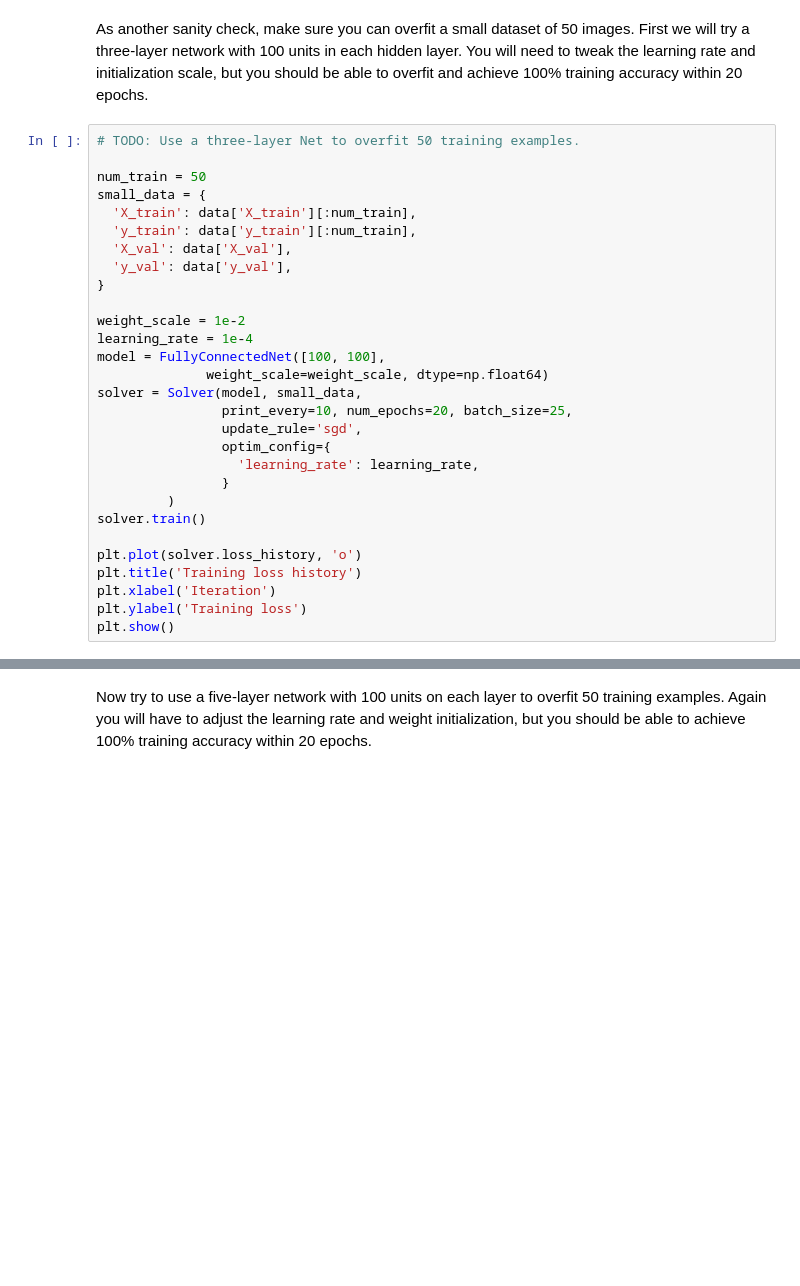
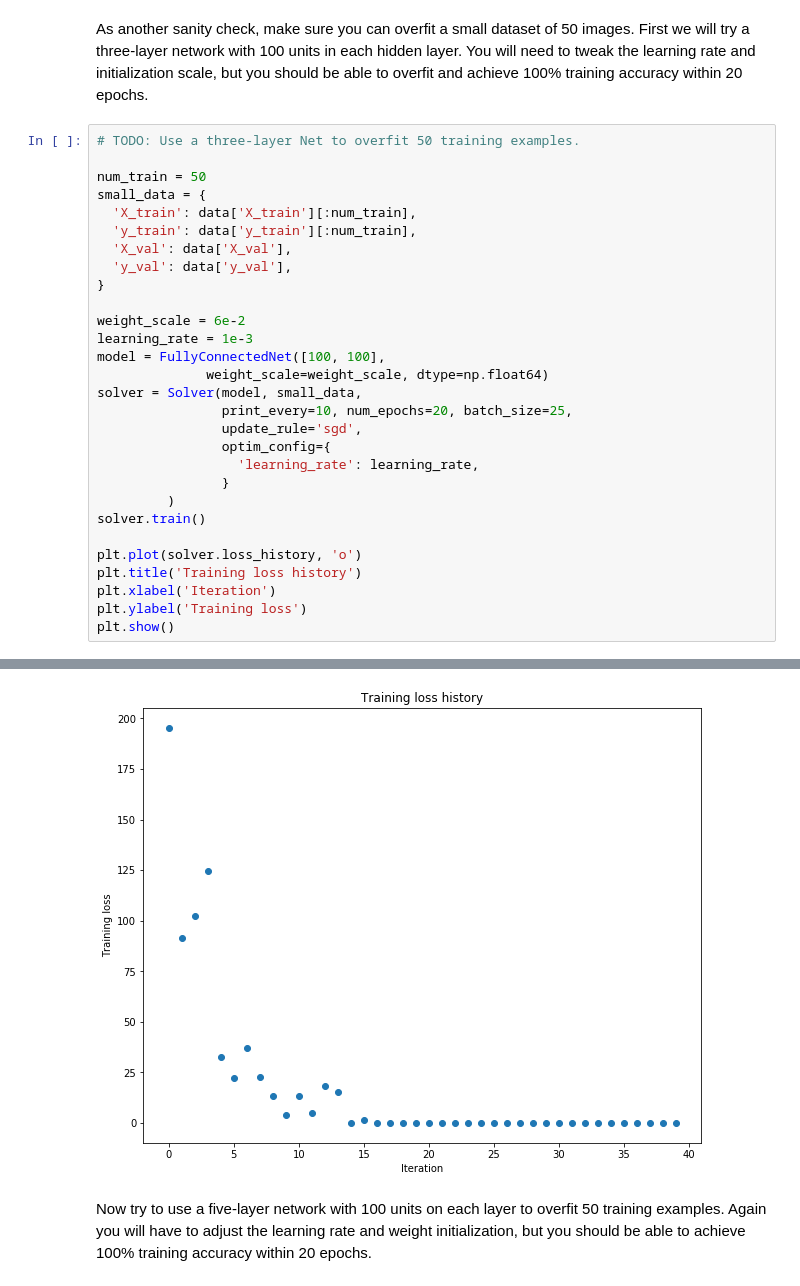
Before and after one commit to ombg/cs231n-solutions, a Jupyter notebook: FullyConnectedNets.ipynb, the cells around one changed output, grey strips where cells are left out. Drawn from its saved outputs; the diff is of its cells as text; blank space fills up the shorter version.

```diff
--- a/FullyConnectedNets.ipynb
+++ b/FullyConnectedNets.ipynb
@@ -416,8 +423,8 @@ small_data = {
   'y_val': data['y_val'],
 }
 
-weight_scale = 1e-2
-learning_rate = 1e-4
+weight_scale = 6e-2
+learning_rate = 1e-3
 model = FullyConnectedNet([100, 100],
               weight_scale=weight_scale, dtype=np.float64)
 solver = Solver(model, small_data,
@@ -434,3 +441,4 @@ plt.title('Training loss history')
 plt.xlabel('Iteration')
 plt.ylabel('Training loss')
 plt.show()
+# %% [output]
@@ -437,3 +462,4 @@ plt.show()
+[figure, added]
 # %% [markdown]
 Now try to use a five-layer network with 100 units on each layer to overfit 50 training examples. Again you will have to adjust the learning rate and weight initialization, but you should be able to achieve 100% training accuracy within 20 epochs.
 # %%
```
Also changed, not shown: parts of 5 cells of this notebook.
